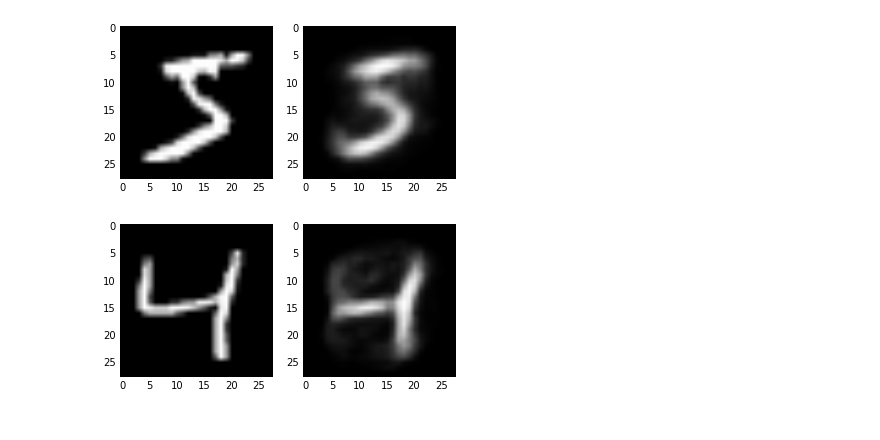
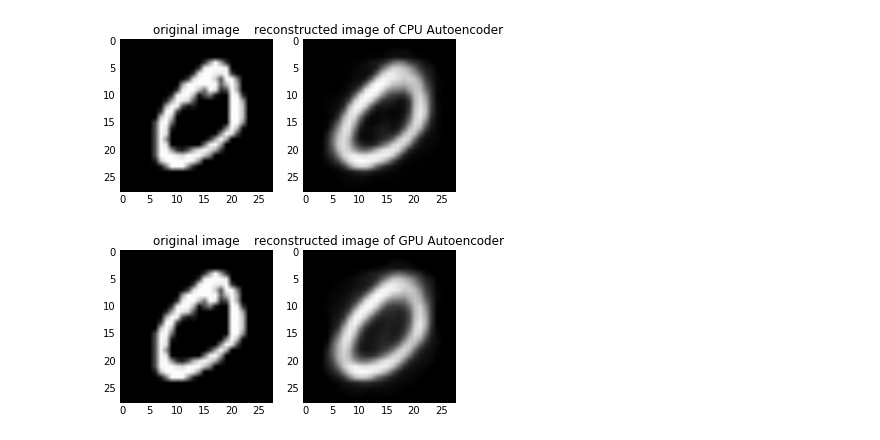
Before and after one commit to lostleaf/cuda-autoencoder, a Jupyter notebook: test_ae.ipynb, the cells around one changed output. Saved outputs shown, nothing was run; the diff lists cells and outputs as text; code cells hidden in the pictures.

```diff
--- a/test_ae.ipynb
+++ b/test_ae.ipynb
@@ -9,22 +9,25 @@ with open ("ae.pkl", "rb") as fin:
     ae = cPickle.load(fin)
 images = load_MNIST_images('train-images-idx3-ubyte')
 # %%
-img = images[:, 0].reshape((28, 28))
+img = images[:, 1].reshape((28, 28))
 plt.subplot(121)
+plt.title("original image")
 plt.imshow(img, cmap="gray")
 img_reconstruct = ae.reconstruct(img.reshape((-1, 1)))
 plt.subplot(122)
+plt.title("reconstructed image of CPU Autoencoder")
 plt.imshow(img_reconstruct.reshape((28, 28)), cmap="gray")
 plt.show()
 # %% [output]
-[figure, old version]
+[figure, new version]
 # %%
-img = images[:, 2].reshape((28, 28))
 plt.subplot(121)
+plt.title("original image")
 plt.imshow(img, cmap="gray")
-img_reconstruct = ae.reconstruct(img.reshape((-1, 1)))
 plt.subplot(122)
-plt.imshow(img_reconstruct.reshape((28, 28)), cmap="gray")
+plt.title("reconstructed image of GPU Autoencoder")
+img_reconstruct = np.genfromtxt("result.txt", delimiter=" ")
+plt.imshow(img_reconstruct, cmap="gray")
 plt.show()
 # %% [output]
-[figure, old version]
+[figure, new version]
```
Also changed, not shown: 3 other files.
